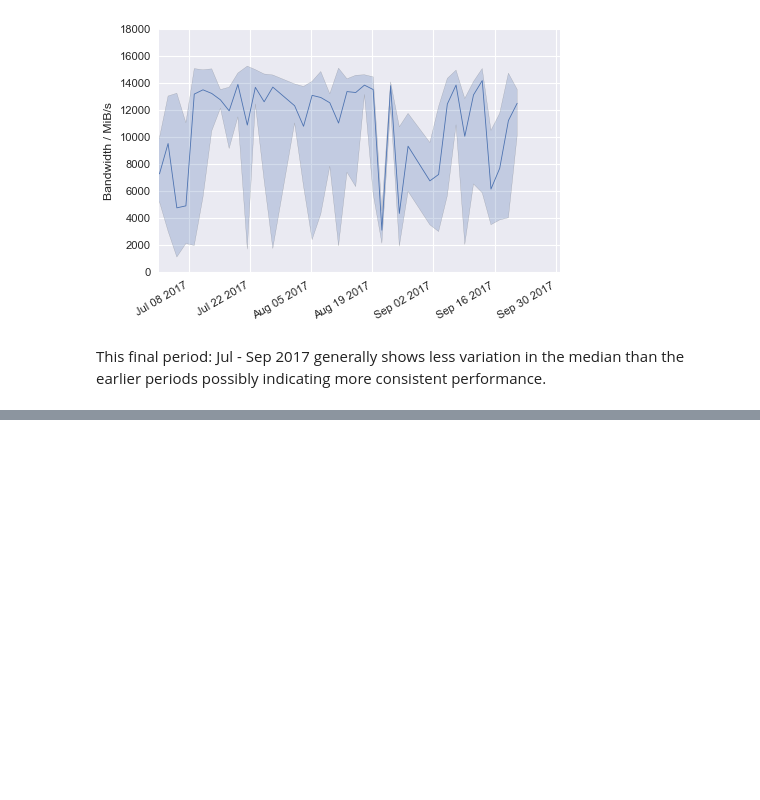
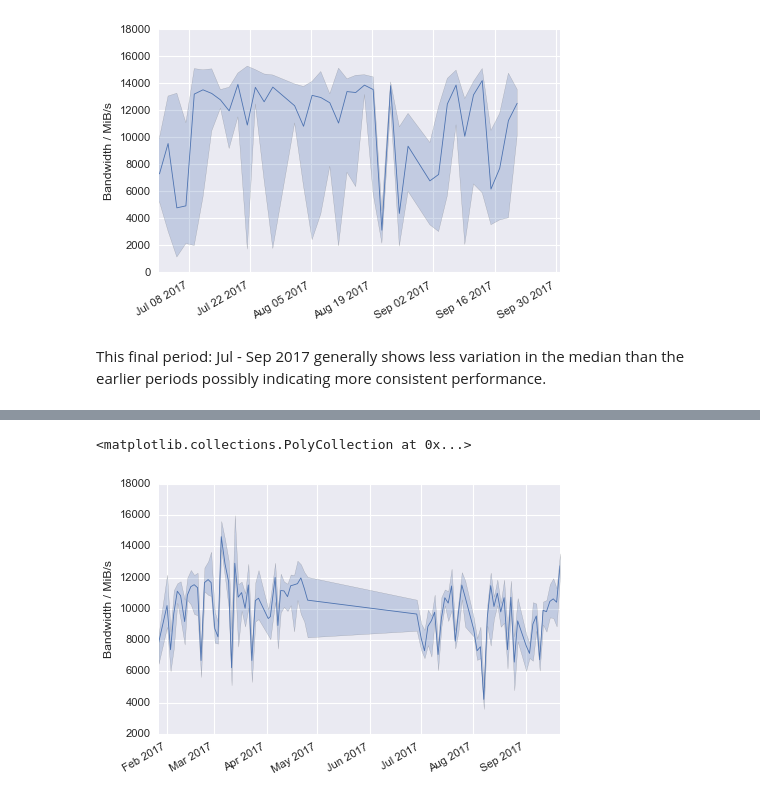
Before and after one commit to ARCHER-CSE/ci-monitoring, a Jupyter notebook: monitoring/io/analysis/benchioPerformanceAnalysis.ipynb, the cells around one changed output, grey strips where cells are left out. Drawn from its saved outputs; the diff is of its cells as text; code cells hidden in the pictures; blank space fills up the shorter version.

```diff
--- a/monitoring/io/analysis/benchioPerformanceAnalysis.ipynb
+++ b/monitoring/io/analysis/benchioPerformanceAnalysis.ipynb
@@ -196,0 +285,12 @@ This final period: Jul - Sep 2017 generally shows less variation in the median t
+# %%
+datefpp = fppframe.groupby('RunDate').agg(groupf)
+# %%
+fig = plt.figure(1)
+ax = plt.subplot(1, 1, 1)
+fig.autofmt_xdate()
+ax.set_ylabel('Bandwidth / MiB/s')
+ax.plot_date(datefpp.index.tolist(), datefpp['Write','median'].tolist(), '-', linewidth=0.75)
+ax.fill_between(datefpp.index.tolist(), datefpp['Write','min'].tolist(), datefpp['Write','max'].tolist(), alpha=0.25)
+# %% [output]
+<matplotlib.collections.PolyCollection at 0x...>
+[figure, added]
```
Also changed, not shown: parts of 20 cells of this notebook.
